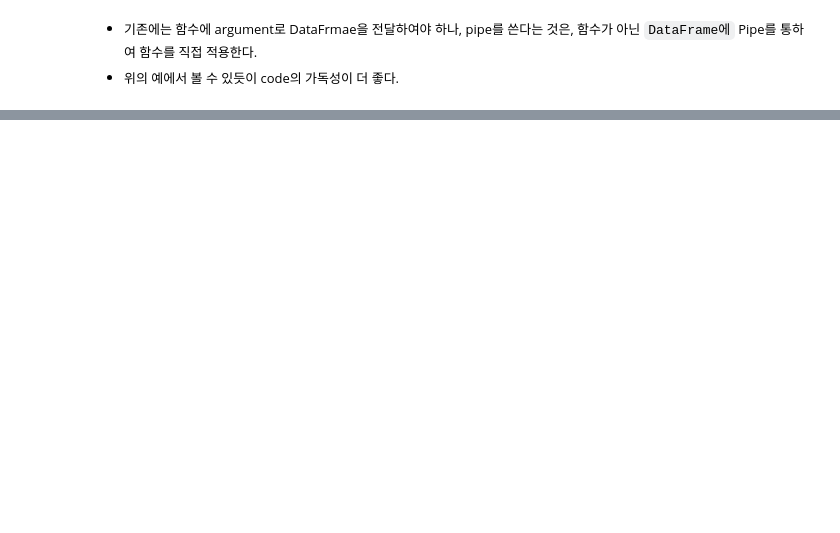
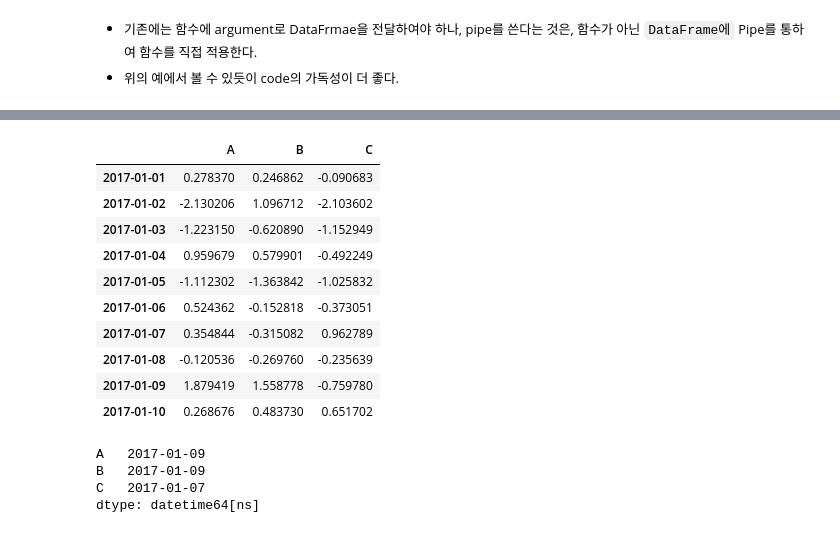
Before and after one commit to tarkseomoon/Project_WSL, a Jupyter notebook: PandasUserGuide/userGuide/03-EssentialBasicFunctionality/04-functionApplication.ipynb, the cells around one changed output, grey strips where cells are left out. Drawn from its saved outputs; the diff is of its cells as text; code cells hidden in the pictures; blank space fills up the shorter version.

```diff
--- a/PandasUserGuide/userGuide/03-EssentialBasicFunctionality/04-functionApplication.ipynb
+++ b/PandasUserGuide/userGuide/03-EssentialBasicFunctionality/04-functionApplication.ipynb
@@ -71,11 +95,32 @@ bb = pd.read_csv("baseball.csv", index_col="id")
 # %%
 tsdf = pd.DataFrame(
     np.random.randn(10, 3),
     columns=['A', 'B', 'C'],
     index=pd.date_range('1/1/2017', periods=10)
 )
 
-tsdf.apply(lambda x: x.idxmax())
-#  여기서 x는 column을 하나씩 불러 들인 것이다.따라서 return갑은 tsdf의 columns=[...]를 index로하는 Series가 된다
+tsdf
+# %% [output]
+|  | A | B | C |
+| 2017-01-01 | 0.278370 | 0.246862 | -0.090683 |
+| 2017-01-02 | -2.130206 | 1.096712 | -2.103602 |
+| 2017-01-03 | -1.223150 | -0.620890 | -1.152949 |
+| 2017-01-04 | 0.959679 | 0.579901 | -0.492249 |
+| 2017-01-05 | -1.112302 | -1.363842 | -1.025832 |
+| 2017-01-06 | 0.524362 | -0.152818 | -0.373051 |
+| 2017-01-07 | 0.354844 | -0.315082 | 0.962789 |
+| 2017-01-08 | -0.120536 | -0.269760 | -0.235639 |
+| 2017-01-09 | 1.879419 | 1.558778 | -0.759780 |
+| 2017-01-10 | 0.268676 | 0.483730 | 0.651702 |
+# %%
+# lambda함수를 apply method로 적용
+tsdf.apply(lambda x: x.idxmax(), axis=0)
+# 여기서 x는 columns을 하나씩 불러 들인 것이다.따라서 return갑은 tsdf의 columns=[...]를 index로하는 Series가 된다
+# idxmax()라는 함수는 Series 중에 최고값을 return하는 것이 아니라 그 최고값의 index를 return한다.
+# %% [output]
+A   2017-01-09
+B   2017-01-09
+C   2017-01-07
+dtype: datetime64[ns]
 # %%
 df
```
Also changed, not shown: parts of 24 cells of this notebook, 6 other files.
